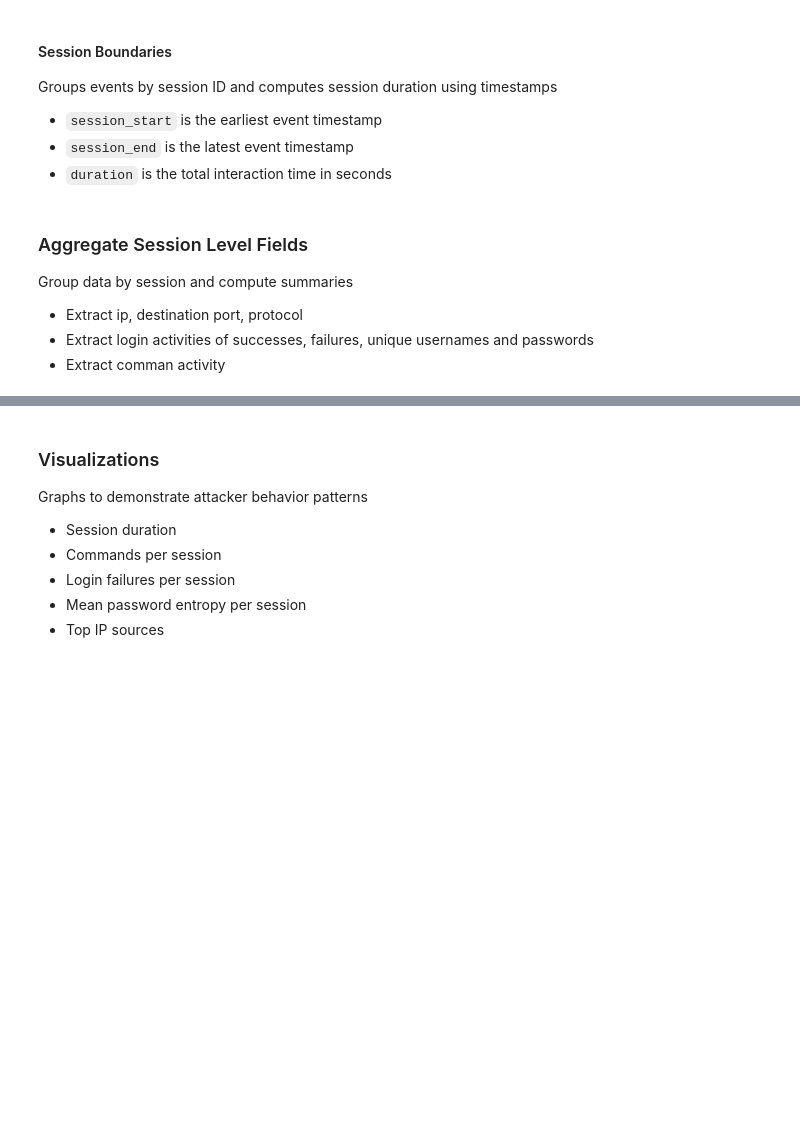
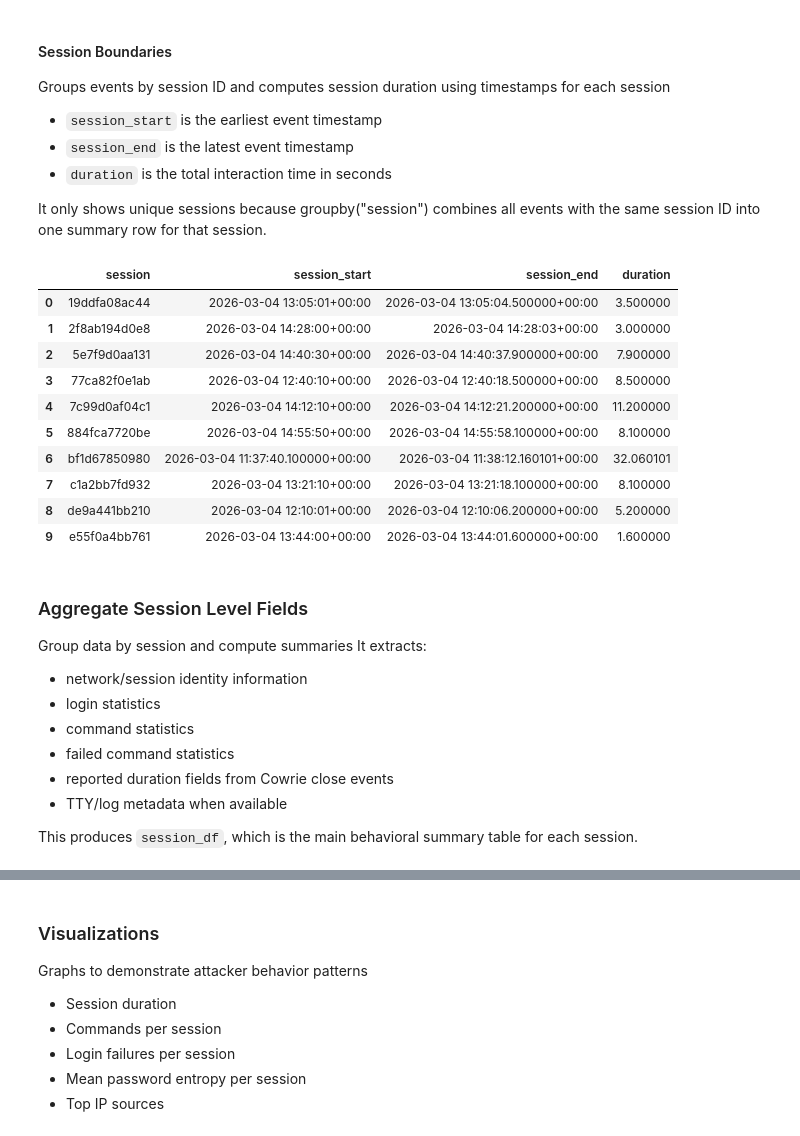
Before and after one commit to SethJonesIntern/SentinelGrid, a Jupyter notebook: machine-learning/notebooks/01_honeypot_pipeline.ipynb, the cells around one changed output, grey strips where cells are left out. Drawn from its saved outputs; the diff is of its cells as text; code cells hidden in the pictures; blank space fills up the shorter version.

```diff
--- a/machine-learning/notebooks/01_honeypot_pipeline.ipynb
+++ b/machine-learning/notebooks/01_honeypot_pipeline.ipynb
@@ -151,30 +354,49 @@ print("Unique Sessions:", events_df["session"].nunique())
 # %% [markdown]
 #### Session Boundaries
-Groups events by session ID and computes session duration using timestamps
+Groups events by session ID and computes session duration using timestamps for each session
 - `session_start` is the earliest event timestamp
 - `session_end` is the latest event timestamp
 - `duration` is the total interaction time in seconds
+
+It only shows unique sessions because groupby("session") combines all events with the same session ID into one summary row for that session.
 # %%
 #remove events that are missing session id or not valid
 sess_events= events_df.dropna(subset=["session"]).copy()
 
 #group events by ssession id and compute start and end times
 session_times=(
     sess_events.groupby("session")["timestamp"]
     .agg(session_start= "min", session_end= "max")
     .reset_index()
 
 )
-
 #compute durations and clip negatives to 0
 session_times["duration"]= (session_times["session_end"]-session_times["session_start"]).dt.total_seconds()
 session_times["duration"]= session_times["duration"].clip(lower=0)
 
-session_times.head()
+session_times.head(10)
+# %% [output]
+|  | session | session_start | session_end | duration |
+| 0 | 19ddfa08ac44 | 2026-03-04 13:05:01+00:00 | 2026-03-04 13:05:04.500000+00:00 | 3.500000 |
+| 1 | 2f8ab194d0e8 | 2026-03-04 14:28:00+00:00 | 2026-03-04 14:28:03+00:00 | 3.000000 |
+| 2 | 5e7f9d0aa131 | 2026-03-04 14:40:30+00:00 | 2026-03-04 14:40:37.900000+00:00 | 7.900000 |
+| 3 | 77ca82f0e1ab | 2026-03-04 12:40:10+00:00 | 2026-03-04 12:40:18.500000+00:00 | 8.500000 |
+| 4 | 7c99d0af04c1 | 2026-03-04 14:12:10+00:00 | 2026-03-04 14:12:21.200000+00:00 | 11.200000 |
+| 5 | 884fca7720be | 2026-03-04 14:55:50+00:00 | 2026-03-04 14:55:58.100000+00:00 | 8.100000 |
+| 6 | bf1d67850980 | 2026-03-04 11:37:40.100000+00:00 | 2026-03-04 11:38:12.160101+00:00 | 32.060101 |
+| 7 | c1a2bb7fd932 | 2026-03-04 13:21:10+00:00 | 2026-03-04 13:21:18.100000+00:00 | 8.100000 |
+| 8 | de9a441bb210 | 2026-03-04 12:10:01+00:00 | 2026-03-04 12:10:06.200000+00:00 | 5.200000 |
+| 9 | e55f0a4bb761 | 2026-03-04 13:44:00+00:00 | 2026-03-04 13:44:01.600000+00:00 | 1.600000 |
 # %% [markdown]
 ### Aggregate Session Level Fields
 Group data by session and compute summaries
-- Extract ip, destination port, protocol
-- Extract login activities of successes, failures, unique usernames and passwords
-- Extract comman activity
+It extracts:
+- network/session identity information
+- login statistics
+- command statistics
+- failed command statistics
+- reported duration fields from Cowrie close events
+- TTY/log metadata when available
+
+This produces `session_df`, which is the main behavioral summary table for each session.
 # %%
```
Also changed, not shown: parts of 22 cells of this notebook, 6 other files.
